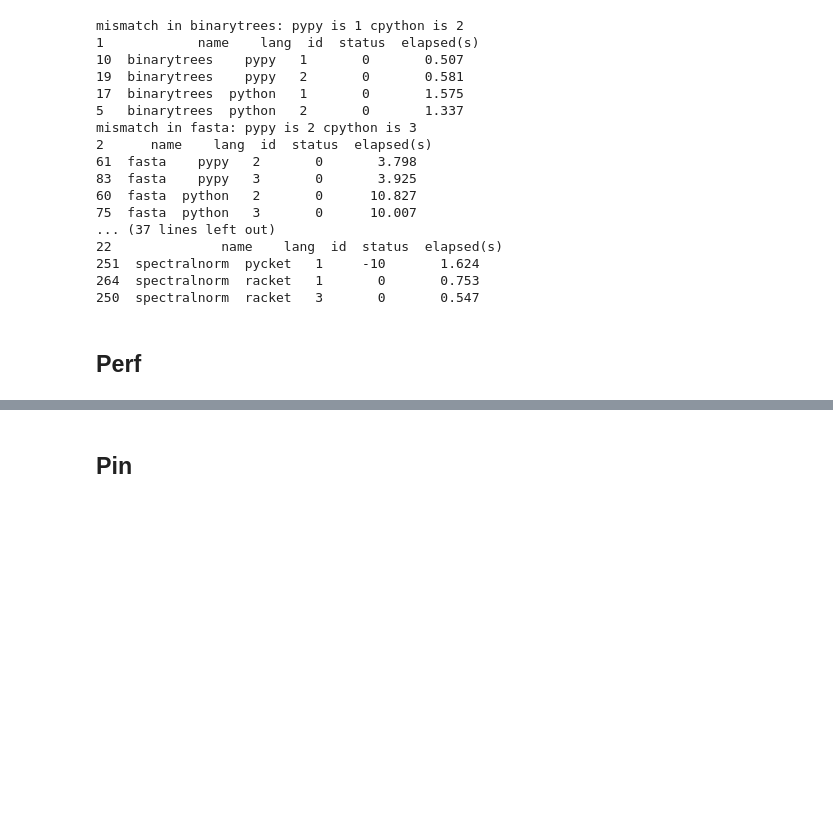
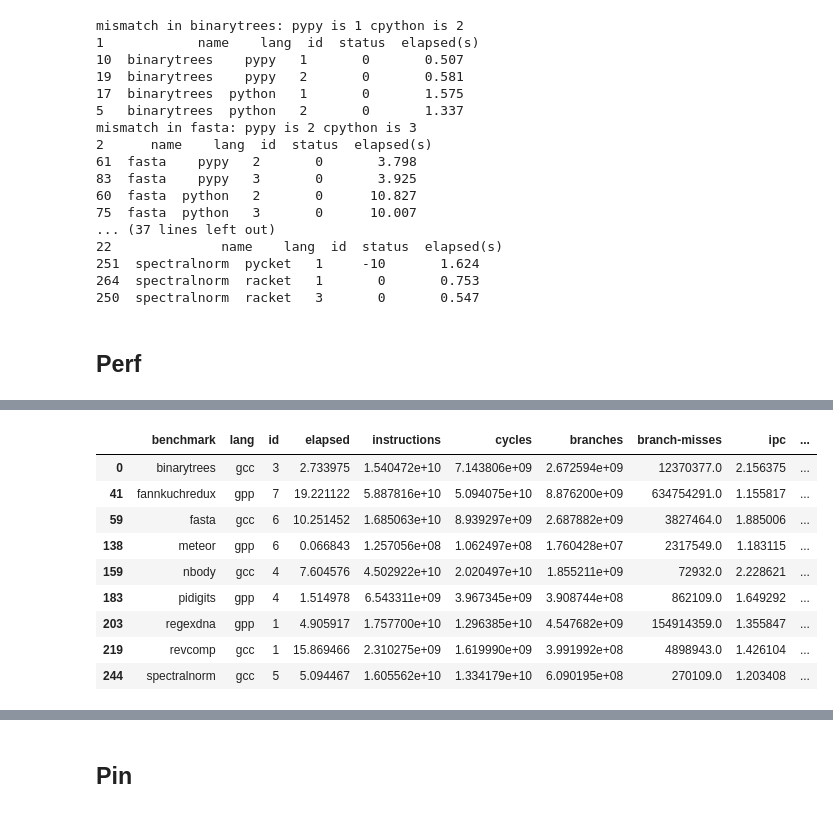
Before and after one commit to cornell-brg/metatracing-workload-characterization, a Jupyter notebook: ipython-notebooks/iiswc_bmarksgame.ipynb, the cells around one changed output, grey strips where cells are left out. Cells and saved outputs as stored; diff of their text form; code cells hidden in the pictures; blank space fills up the shorter version.

```diff
--- a/ipython-notebooks/iiswc_bmarksgame.ipynb
+++ b/ipython-notebooks/iiswc_bmarksgame.ipynb
@@ -370,0 +371,10 @@ overall
+# %%
+
+# skip chameneosredux (22), knucleotide (85), mandelbrot (101), and threadring (275)
+# because our pypy comparison doesn't have those
+# 22, 85, 101, 275
+ccpp_perf_df = overall.iloc[ [0, 41, 59, 138, 159, 183, 203, 219, 244 ] ]
+# %%
+ccpp_perf_df["ipc"] = ccpp_perf_df["instructions"] / ccpp_perf_df["cycles"]
+ccpp_perf_df["br_per_inst"] = ccpp_perf_df["branches"] / ccpp_perf_df["instructions"]
+ccpp_perf_df["br_mpki"] = ccpp_perf_df["branch-misses"] / ccpp_perf_df["instructions"] * 1000
@@ -370,0 +397,13 @@ overall
+# %%
+ccpp_perf_df
+# %% [output]
+|  | benchmark | lang | id | elapsed | instructions | cycles | branches | branch-misses | ipc | ... |
+| 0 | binarytrees | gcc | 3 | 2.733975 | 1.540472e+10 | 7.143806e+09 | 2.672594e+09 | 12370377.0 | 2.156375 | ... |
+| 41 | fannkuchredux | gpp | 7 | 19.221122 | 5.887816e+10 | 5.094075e+10 | 8.876200e+09 | 634754291.0 | 1.155817 | ... |
+| 59 | fasta | gcc | 6 | 10.251452 | 1.685063e+10 | 8.939297e+09 | 2.687882e+09 | 3827464.0 | 1.885006 | ... |
+| 138 | meteor | gpp | 6 | 0.066843 | 1.257056e+08 | 1.062497e+08 | 1.760428e+07 | 2317549.0 | 1.183115 | ... |
+| 159 | nbody | gcc | 4 | 7.604576 | 4.502922e+10 | 2.020497e+10 | 1.855211e+09 | 72932.0 | 2.228621 | ... |
+| 183 | pidigits | gpp | 4 | 1.514978 | 6.543311e+09 | 3.967345e+09 | 3.908744e+08 | 862109.0 | 1.649292 | ... |
+| 203 | regexdna | gpp | 1 | 4.905917 | 1.757700e+10 | 1.296385e+10 | 4.547682e+09 | 154914359.0 | 1.355847 | ... |
+| 219 | revcomp | gcc | 1 | 15.869466 | 2.310275e+09 | 1.619990e+09 | 3.991992e+08 | 4898943.0 | 1.426104 | ... |
+| 244 | spectralnorm | gcc | 5 | 5.094467 | 1.605562e+10 | 1.334179e+10 | 6.090195e+08 | 270109.0 | 1.203408 | ... |
```
Also changed, not shown: parts of 20 cells of this notebook.
